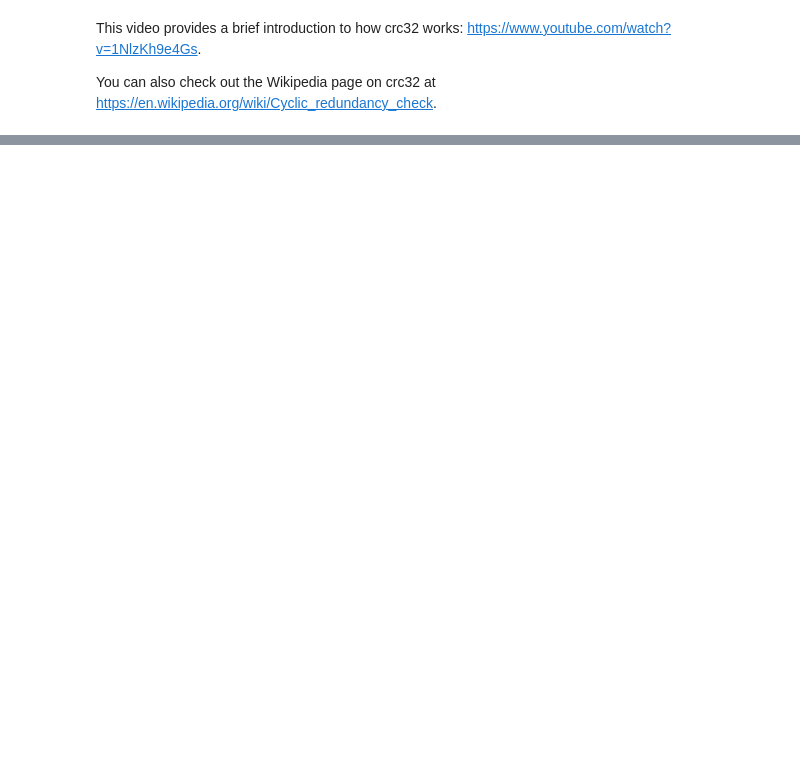
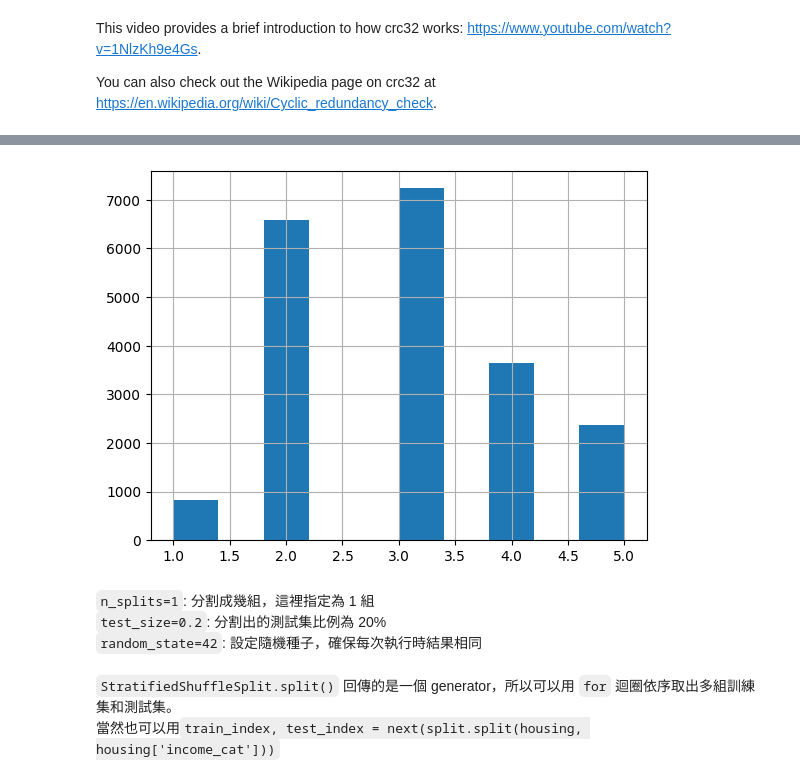
Before and after one commit to 109024503/handson_ml, a Jupyter notebook: Chapter 2.ipynb, the cells around one changed output, grey strips where cells are left out. Saved outputs shown, nothing was run; the diff lists cells and outputs as text; code cells hidden in the pictures; blank space fills up the shorter version.

Commit message:
StratifiedShuffleSplit, SimpleImputer, OrdinalEncoder and OneHotEncoder

```diff
--- a/Chapter 2.ipynb
+++ b/Chapter 2.ipynb
@@ -102,0 +166,12 @@ You can also check out the Wikipedia page on crc32 at https://en.wikipedia.org/w
+# %%
+import numpy as np
+housing["income_cat"] = pd.cut(housing["median_income"], bins=[0. , 1.5, 3. , 4.5, 6. , np.inf], labels=[1, 2, 3, 4, 5])
+# %%
+housing['income_cat'].hist()
+plt.show()
+# %% [output]
+[figure, added]
+# %% [markdown]
+`n_splits=1`: 分割成幾組，這裡指定為 1 組\
+`test_size=0.2`: 分割出的測試集比例為 20%\
+`random_state=42`: 設定隨機種子，確保每次執行時結果相同
@@ -102,0 +185,3 @@ You can also check out the Wikipedia page on crc32 at https://en.wikipedia.org/w
+# %% [markdown]
+`StratifiedShuffleSplit.split()` 回傳的是一個 generator，所以可以用 `for` 迴圈依序取出多組訓練集和測試集。\
+當然也可以用`train_index, test_index = next(split.split(housing, housing['income_cat']))`
```
Also changed, not shown: parts of 55 cells of this notebook, 7 other files.
